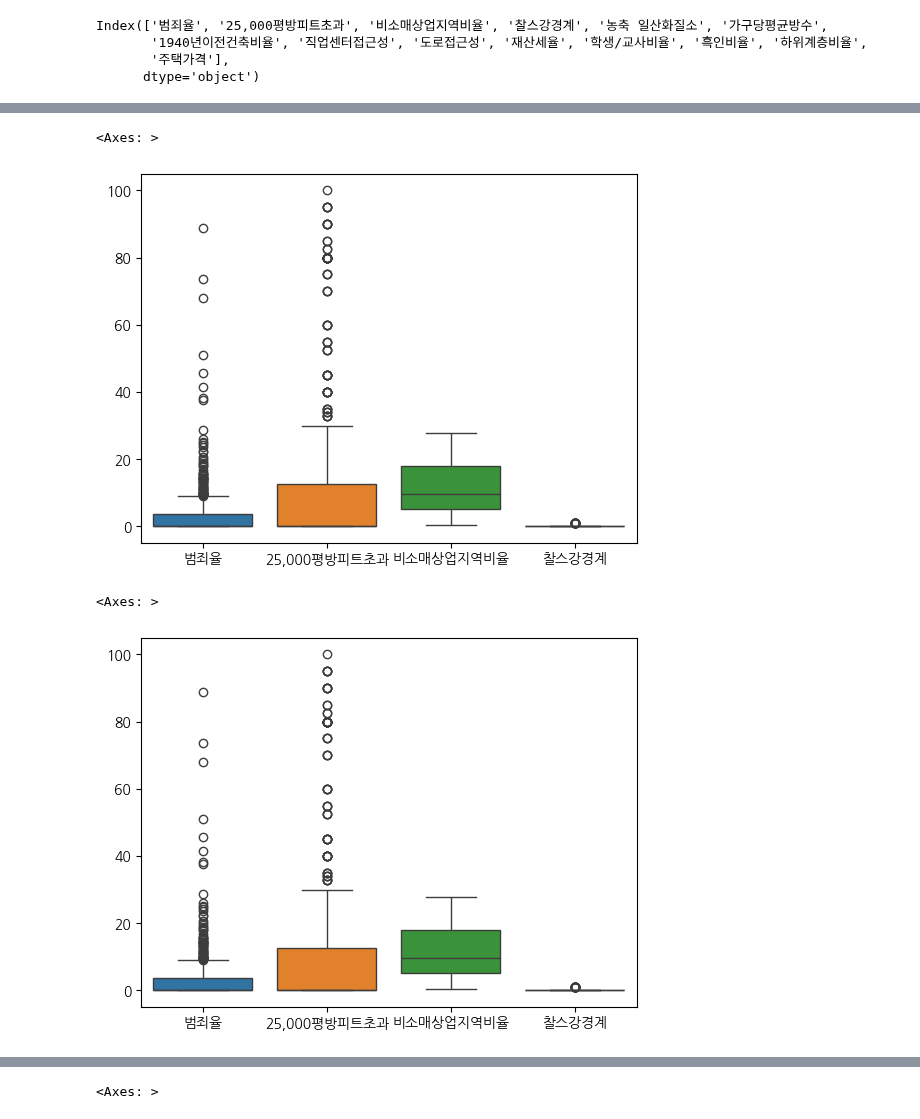
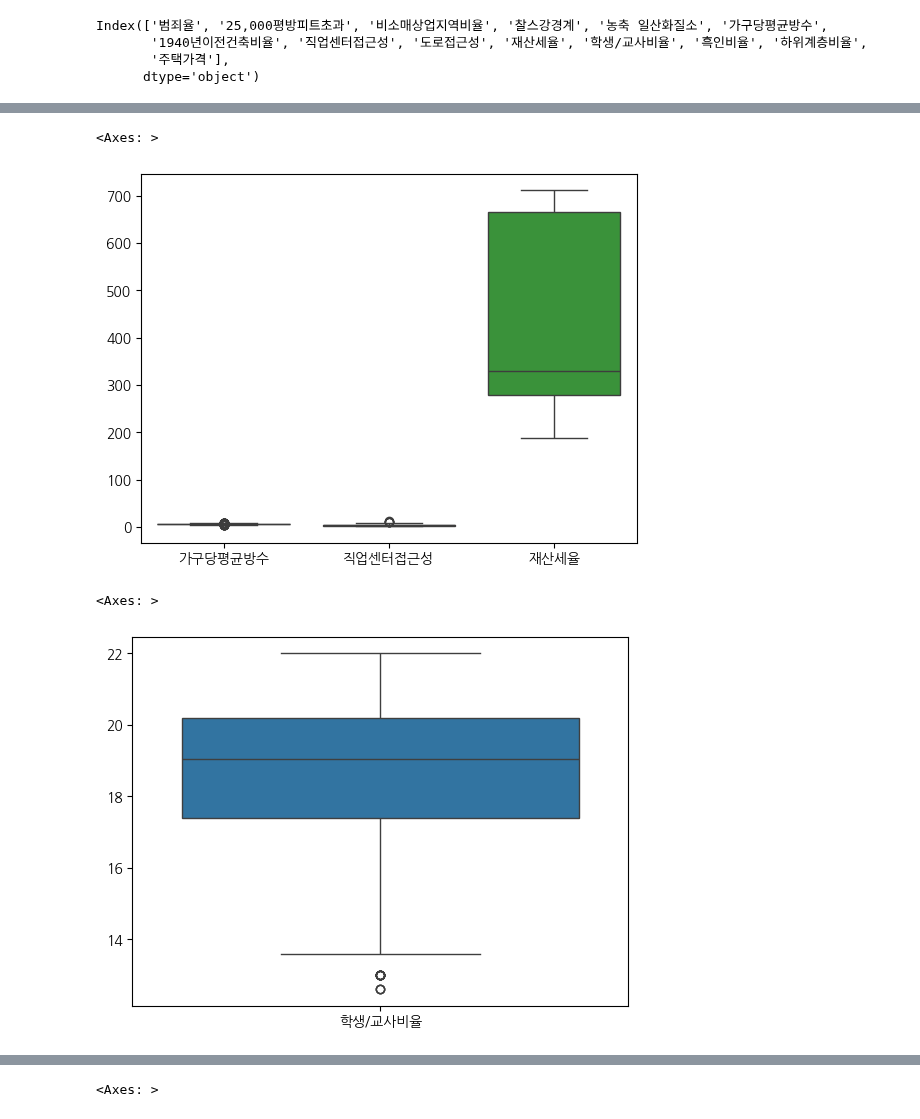
Before and after one commit to Peter-BoBo/fintech, a Jupyter notebook: 05machine_learning/17지도학습_회귀분석_최적회귀_정규화_tree회귀.ipynb, the cells around one changed output, grey strips where cells are left out. Drawn from its saved outputs; the diff is of its cells as text; code cells hidden in the pictures.

```diff
--- a/05machine_learning/17지도학습_회귀분석_최적회귀_정규화_tree회귀.ipynb
+++ b/05machine_learning/17지도학습_회귀분석_최적회귀_정규화_tree회귀.ipynb
@@ -70,11 +70,11 @@ sns.boxplot(data)
 # %%
-sns.boxplot(data[['범죄율', '25,000평방피트초과', '비소매상업지역비율', '찰스강경계']])
+sns.boxplot(data[['가구당평균방수', '직업센터접근성', '재산세율']])
 # %% [output]
 <Axes: >
-[figure, old version]
+[figure, new version]
 # %%
-sns.boxplot(data[['범죄율', '25,000평방피트초과', '비소매상업지역비율', '찰스강경계']])
+sns.boxplot(data[['학생/교사비율']])
 # %% [output]
 <Axes: >
-[figure, old version]
+[figure, new version]
 # %%
```
Also changed, not shown: parts of 46 cells of this notebook, 11 other files.
